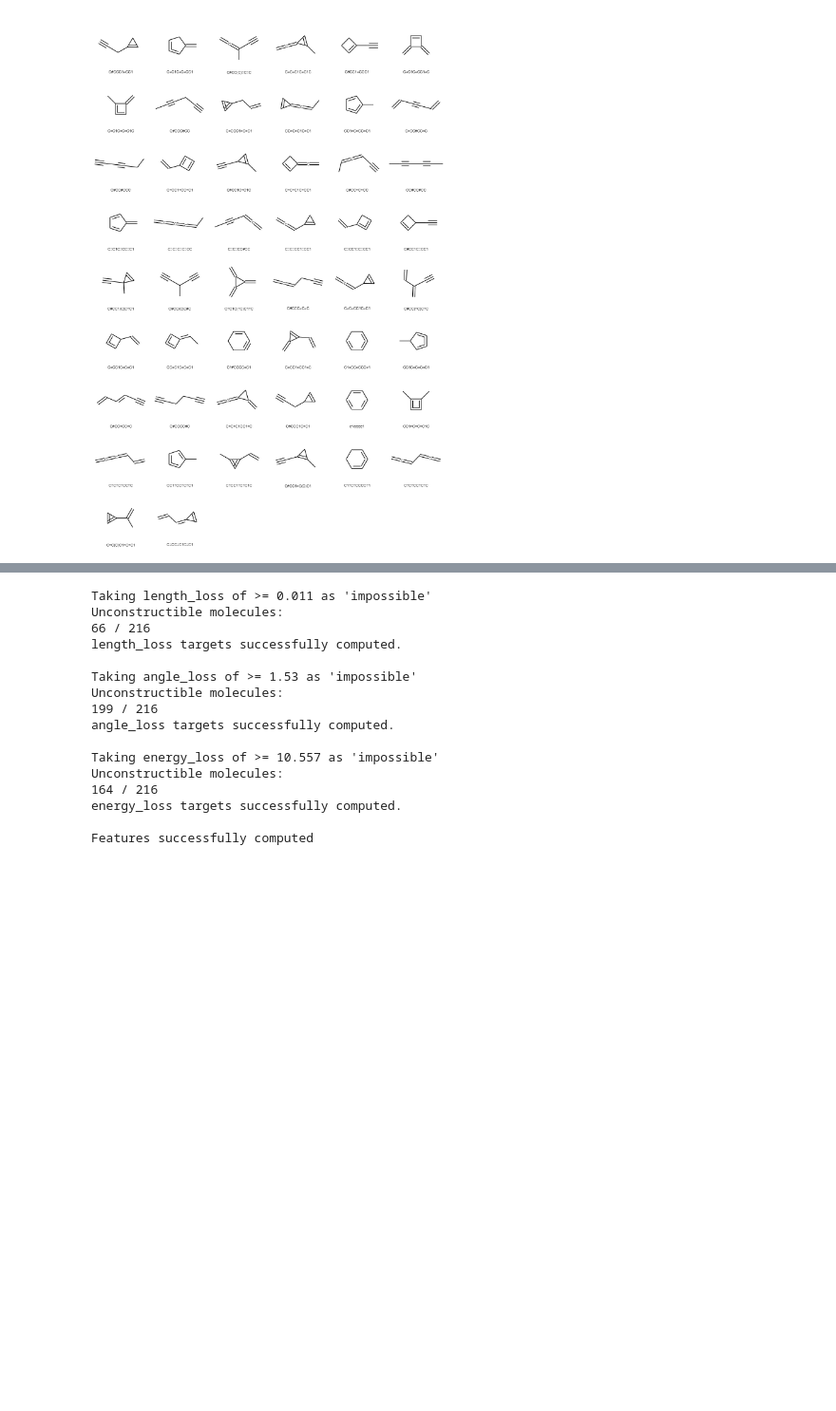
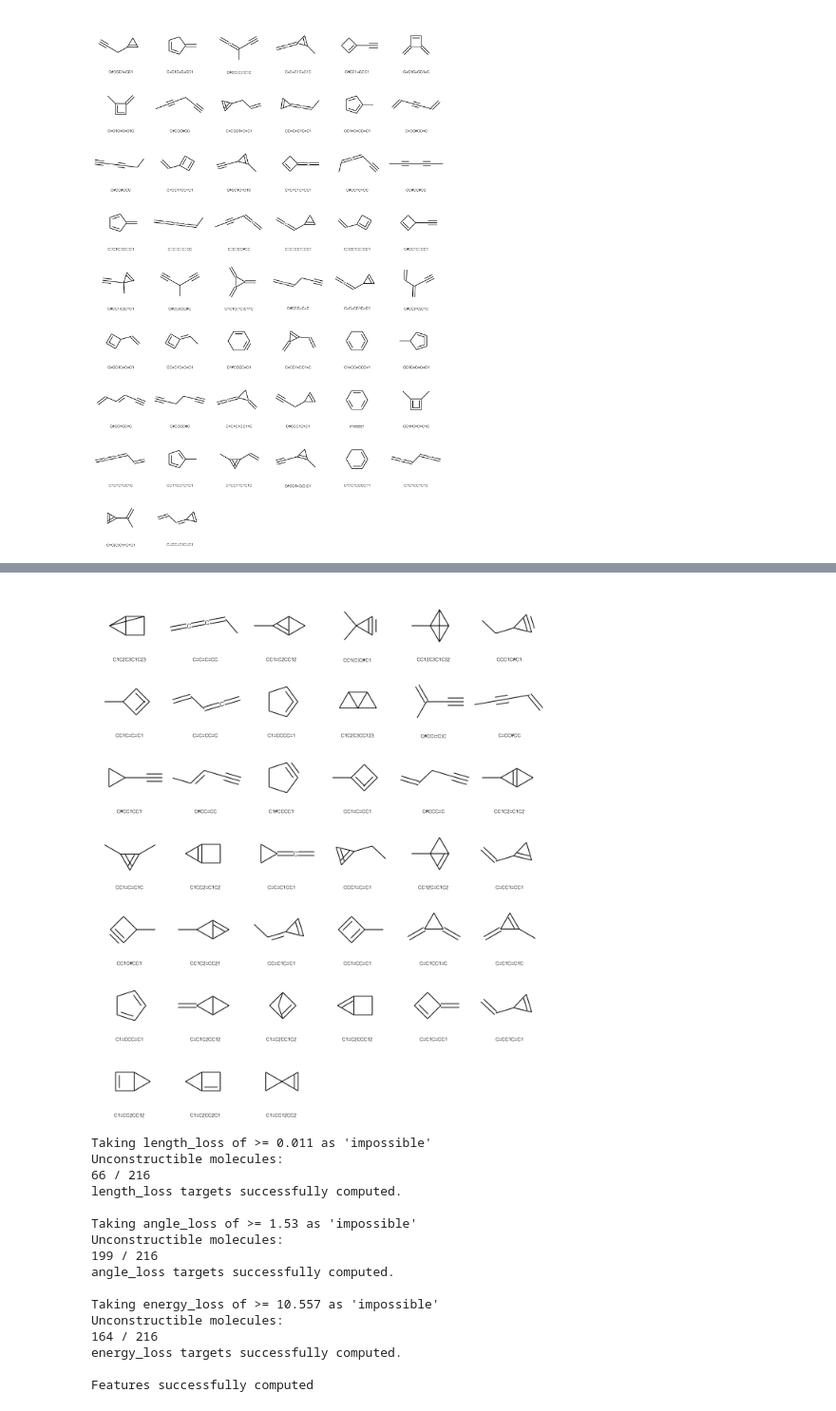
Before and after one commit to pingshiyu/automated-screening, a Jupyter notebook: dg-error-prediction-all-descs-125.ipynb, the cells around one changed output, grey strips where cells are left out. Shown at 95% size. Drawn from its saved outputs; the diff is of its cells as text; code cells hidden in the pictures; blank space fills up the shorter version.

```diff
--- a/dg-error-prediction-all-descs-125.ipynb
+++ b/dg-error-prediction-all-descs-125.ipynb
@@ -2065,3 +2095,14 @@ confusion matrix
+# %%
+c5h6s = [mol for mol in chemspace['c5h6']['mols']]
+img = Draw.MolsToGridImage(
+        [mol for mol in chemspace['c5h6']['mols']],
+        molsPerRow=6,
+        subImgSize=(200,200),
+        legends=[Chem.MolToSmiles(mol) for mol in c5h6s])
+img.save('./figures/c5h6.pdf')
+img
+# %% [output]
+[figure, added]
 # %%
 X_c6h6, y_c6h6 = prepare_training_data('c6h6', features_scaler=features_scaler)
 # %% [output]
```
Also changed, not shown: parts of 10 cells of this notebook, 6 other files.
